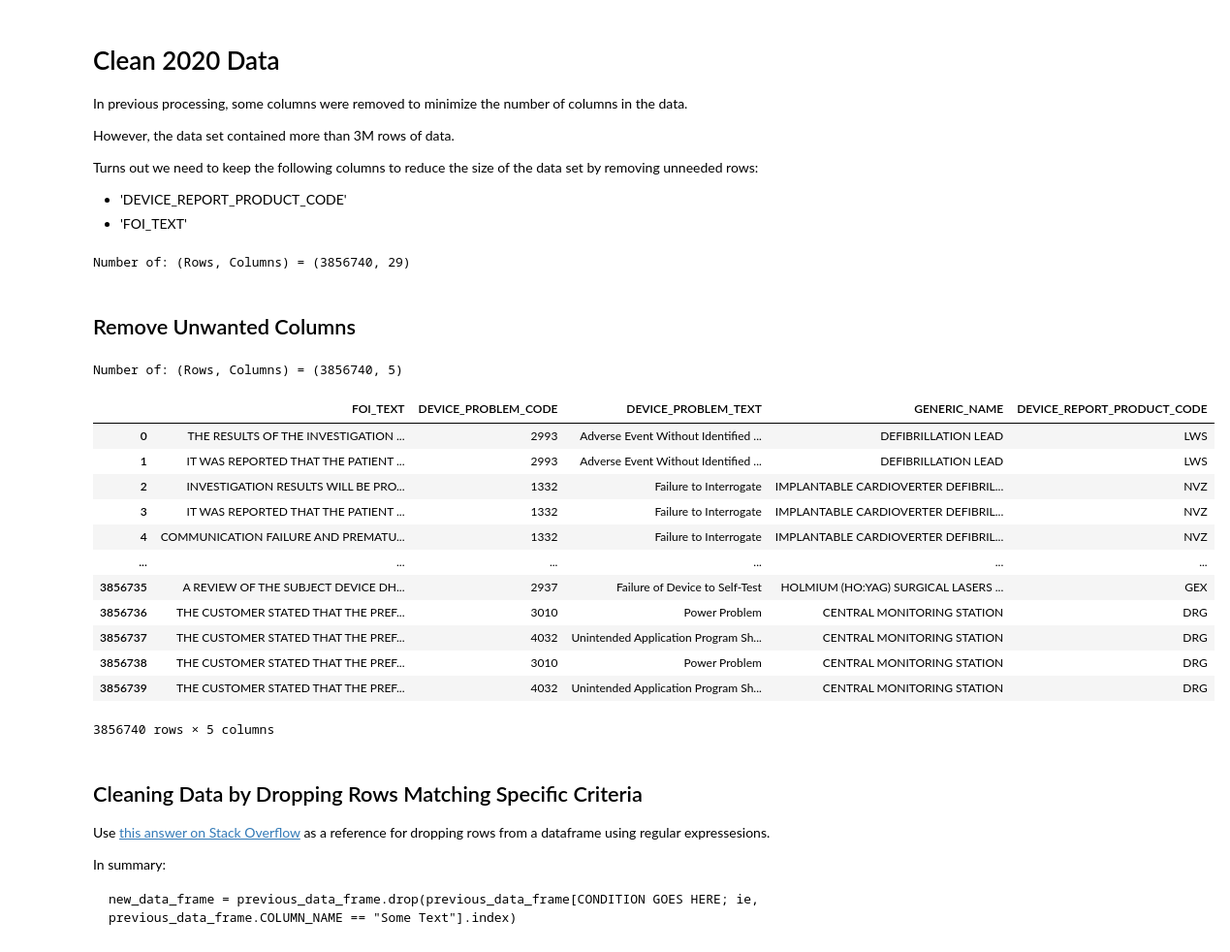
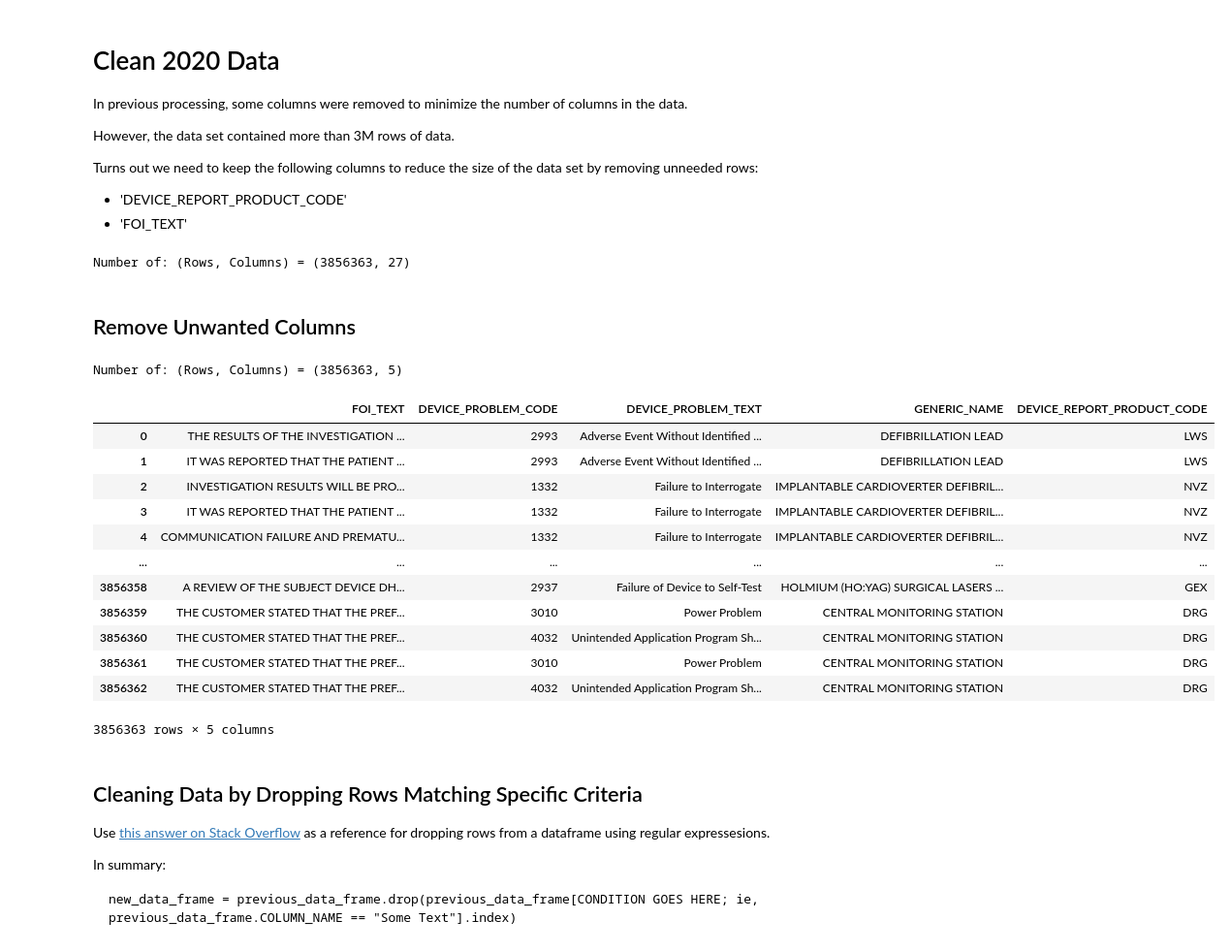
Before and after one commit to Drnjenkins/praxis-2023, a Jupyter notebook: 6-Clean-2020-Data.ipynb, the cells around one changed output. Shown at 97% size. Cells and saved outputs as stored; diff of their text form; code cells hidden in the pictures.

```diff
--- a/6-Clean-2020-Data.ipynb
+++ b/6-Clean-2020-Data.ipynb
@@ -10,8 +13,8 @@ Turns out we need to keep the following columns to reduce the size of the data s
 # %%
 # Identify the data directory, working directory, and data files
-data_directory = './2020_reprocessed'
-working_directory = './2020_clean'
-data_file_2020 = './2020_reprocessed/2020_data_complete.csv'
+data_directory = f"./{year}_reprocessed"
+working_directory = f"./{year}_clean"
+data_file = f"{data_directory}/{year}_data_complete.csv"
 
 import os
 
@@ -25,16 +28,16 @@ import pandas as pd
 
 
 # Read the data into a pandas dataframe
-data_2020 = pd.read_csv(data_file_2020, # The data file being read, from the variable assignment above
+data = pd.read_csv(data_file, # The data file being read, from the variable assignment above
                    on_bad_lines='warn', # This tells Pandas to only warn on bad lines vs causing an error
                    dtype = 'str')       # This tells Pandas to treat all numbers as words
 # %%
 # Replace any records that Pandas converted to 'N/A' with an empty string.
-data_2020.fillna('', inplace=True)
+data.fillna('', inplace=True)
 # %%
-print(f"Number of: (Rows, Columns) = {data_2020.shape}")
+print(f"Number of: (Rows, Columns) = {data.shape}")
 # %% [output]
-Number of: (Rows, Columns) = (3856740, 29)
+Number of: (Rows, Columns) = (3856363, 27)
 # %% [markdown]
 ## Remove Unwanted Columns
 # %%
@@ -62,31 +65,31 @@ unwanted_columns = [
     'TYPE_OF_REPORT',
     'SUMMARY_REPORT',
     'NOE_SUMMARIZED',
-    'UDI-DI',
-    'UDI-PUBLIC',
+    #'UDI-DI',
+    #'UDI-PUBLIC',
 ]
 
-data_2020.drop(unwanted_columns, axis=1, inplace=True)
+data.drop(unwanted_columns, axis=1, inplace=True)
 # %%
-print(f"Number of: (Rows, Columns) = {data_2020.shape}")
+print(f"Number of: (Rows, Columns) = {data.shape}")
 # %% [output]
-Number of: (Rows, Columns) = (3856740, 5)
+Number of: (Rows, Columns) = (3856363, 5)
 # %%
-data_2020
+data
 # %% [output]
 |  | FOI_TEXT | DEVICE_PROBLEM_CODE | DEVICE_PROBLEM_TEXT | GENERIC_NAME | DEVICE_REPORT_PRODUCT_CODE |
 | 0 | THE RESULTS OF THE INVESTIGATION ... | 2993 | Adverse Event Without Identified ... | DEFIBRILLATION LEAD | LWS |
 | 1 | IT WAS REPORTED THAT THE PATIENT ... | 2993 | Adverse Event Without Identified ... | DEFIBRILLATION LEAD | LWS |
 | 2 | INVESTIGATION RESULTS WILL BE PRO... | 1332 | Failure to Interrogate | IMPLANTABLE CARDIOVERTER DEFIBRIL... | NVZ |
 | 3 | IT WAS REPORTED THAT THE PATIENT ... | 1332 | Failure to Interrogate | IMPLANTABLE CARDIOVERTER DEFIBRIL... | NVZ |
 | 4 | COMMUNICATION FAILURE AND PREMATU... | 1332 | Failure to Interrogate | IMPLANTABLE CARDIOVERTER DEFIBRIL... | NVZ |
 | ... | ... | ... | ... | ... | ... |
-| 3856735 | A REVIEW OF THE SUBJECT DEVICE DH... | 2937 | Failure of Device to Self-Test | HOLMIUM (HO:YAG) SURGICAL LASERS ... | GEX |
-| 3856736 | THE CUSTOMER STATED THAT THE PREF... | 3010 | Power Problem | CENTRAL MONITORING STATION | DRG |
-| 3856737 | THE CUSTOMER STATED THAT THE PREF... | 4032 | Unintended Application Program Sh... | CENTRAL MONITORING STATION | DRG |
-| 3856738 | THE CUSTOMER STATED THAT THE PREF... | 3010 | Power Problem | CENTRAL MONITORING STATION | DRG |
-| 3856739 | THE CUSTOMER STATED THAT THE PREF... | 4032 | Unintended Application Program Sh... | CENTRAL MONITORING STATION | DRG |
+| 3856358 | A REVIEW OF THE SUBJECT DEVICE DH... | 2937 | Failure of Device to Self-Test | HOLMIUM (HO:YAG) SURGICAL LASERS ... | GEX |
+| 3856359 | THE CUSTOMER STATED THAT THE PREF... | 3010 | Power Problem | CENTRAL MONITORING STATION | DRG |
+| 3856360 | THE CUSTOMER STATED THAT THE PREF... | 4032 | Unintended Application Program Sh... | CENTRAL MONITORING STATION | DRG |
+| 3856361 | THE CUSTOMER STATED THAT THE PREF... | 3010 | Power Problem | CENTRAL MONITORING STATION | DRG |
+| 3856362 | THE CUSTOMER STATED THAT THE PREF... | 4032 | Unintended Application Program Sh... | CENTRAL MONITORING STATION | DRG |
-3856740 rows × 5 columns
+3856363 rows × 5 columns
 # %% [markdown]
 ## Cleaning Data by Dropping Rows Matching Specific Criteria
 
```
Also changed, not shown: parts of 14 cells of this notebook, 7 other files.
